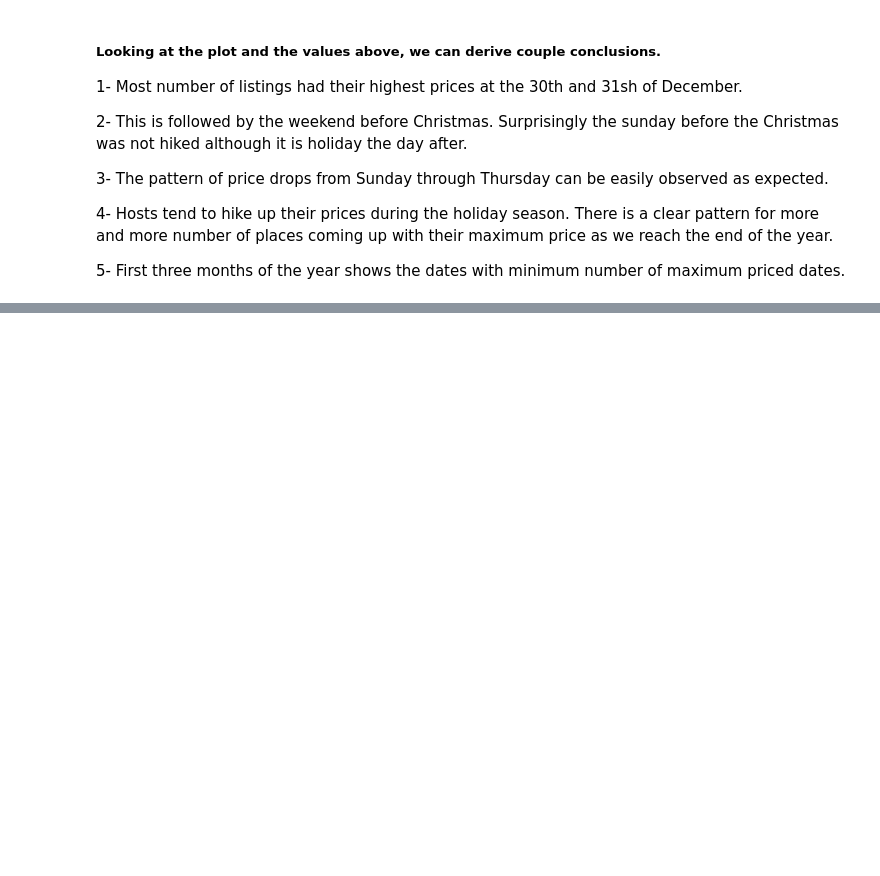
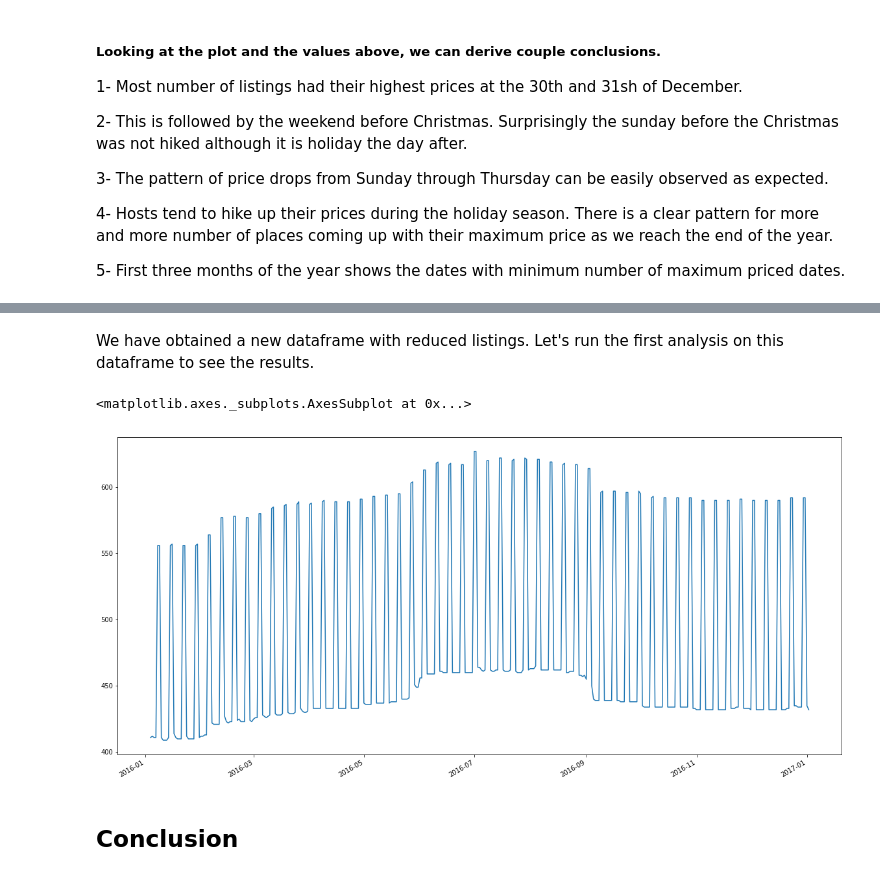
Before and after one commit to onurkapucu/CRISP-DM, a Jupyter notebook: Seattle CRISP DM.ipynb, the cells around one changed output, grey strips where cells are left out. Drawn from its saved outputs; the diff is of its cells as text; code cells hidden in the pictures; blank space fills up the shorter version.

```diff
--- a/Seattle CRISP DM.ipynb
+++ b/Seattle CRISP DM.ipynb
@@ -193,0 +150,17 @@ deneme.plot(x='date',y='count')
+# %%
+no_non_summer=[]
+for listing in calendar['listing_id'].unique():
+    if len(calendar[calendar['listing_id'] == listing][(calendar[calendar['listing_id'] == listing]['date'] < '2016-06-01')
+                                                 |
+                                                (calendar[calendar['listing_id'] == listing]['date'] > '2016-09-01')]
+    [calendar[calendar['listing_id'] == listing][(calendar[calendar['listing_id'] == listing]['date'] < '2016-06-01')
+                                                 |
+                                                (calendar[calendar['listing_id'] == listing]['date'] > '2016-09-01')]
+    ['available'] == 'f']) > 240:
+        no_non_summer.append(listing)
+# %%
+all_year=[]
+for listing in calendar['listing_id'].unique():
+    if len(calendar[calendar['listing_id'] == listing][calendar[calendar['listing_id'] == listing]
+                                                          ['available']== 't']) == 365:
+        all_year.append(listing)
@@ -193,0 +171,12 @@ deneme.plot(x='date',y='count')
+# %%
+calendar_reduced = calendar[~calendar['listing_id'].isin(combined_listlist)]
+# %% [markdown]
+We have obtained a new dataframe with reduced listings. Let's run the first analysis on this dataframe to see the results.
+# %%
+dates=pd.Series()
+for listing in calendar_reduced['listing_id'].unique():
+    maximum_price = calendar_reduced[calendar_reduced['listing_id'] == listing]['price'].max()
+    temp_df=calendar_reduced[calendar_reduced['listing_id']==listing]
+    dates_temp=temp_df.loc[temp_df['price']== maximum_price]['date']
+    dates = dates.append(dates_temp)
+dates_counts=dates.value_counts()
@@ -193,0 +185,7 @@ deneme.plot(x='date',y='count')
+# %%
+dates_counts.plot()
+# %% [output]
+<matplotlib.axes._subplots.AxesSubplot at 0x...>
+[figure, added]
+# %% [markdown]
+## Conclusion
```
Also changed, not shown: parts of 24 cells of this notebook.
